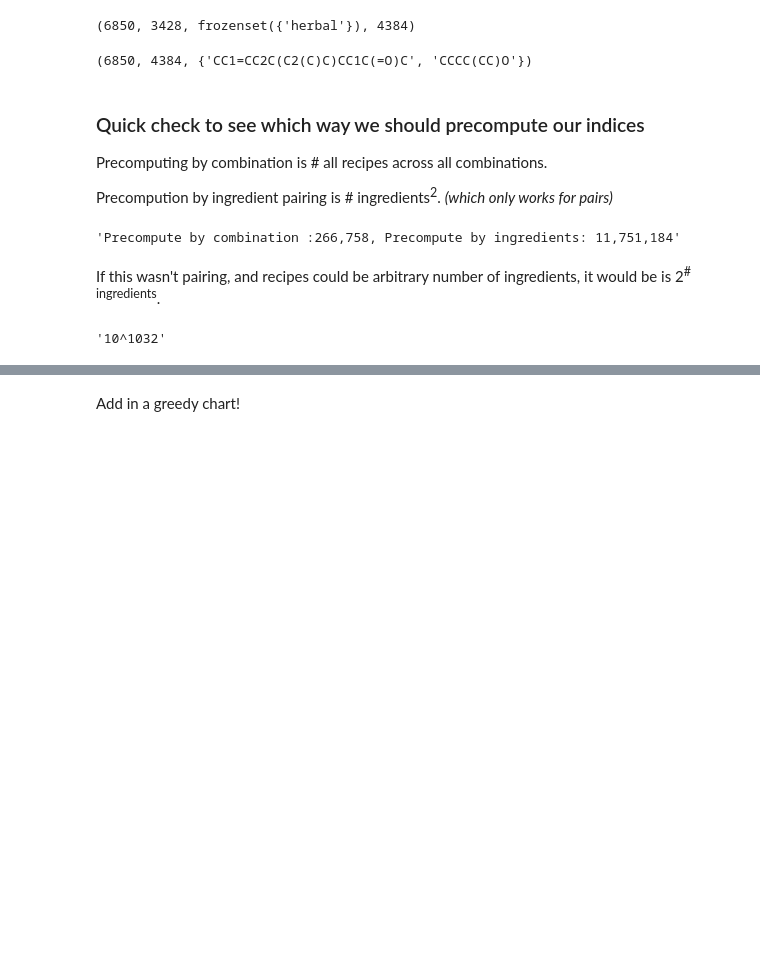
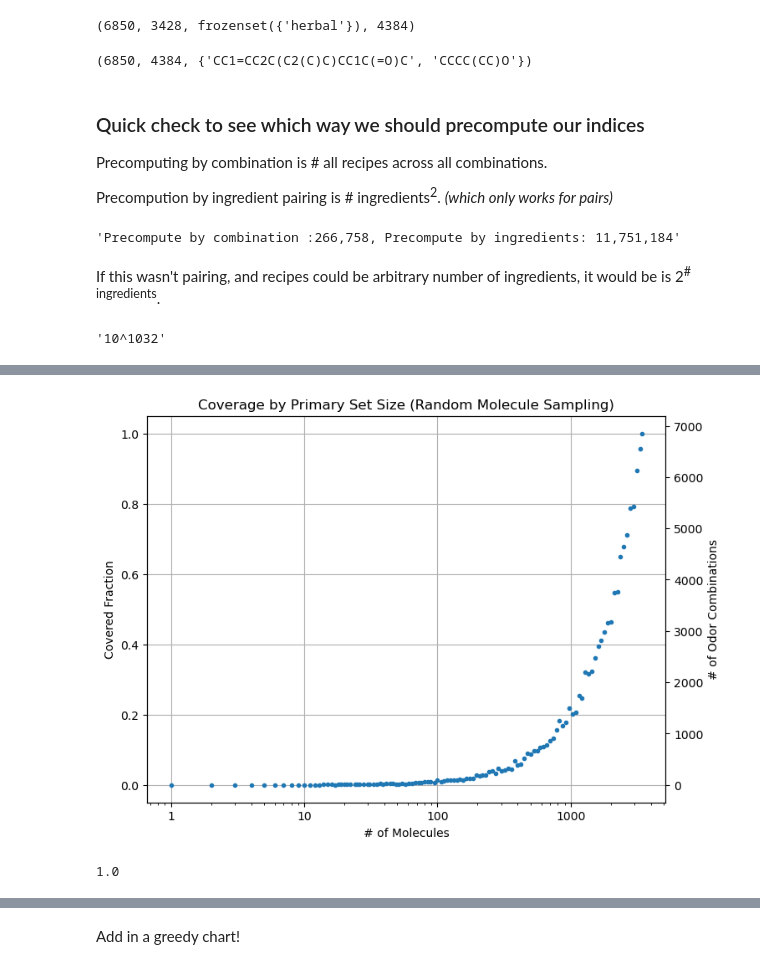
Before and after one commit to laurahsisson/dream, a Jupyter notebook: Notebooks/metamers.ipynb, the cells around one changed output, grey strips where cells are left out. Saved outputs shown, nothing was run; the diff lists cells and outputs as text; code cells hidden in the pictures; blank space fills up the shorter version.

```diff
--- a/Notebooks/metamers.ipynb
+++ b/Notebooks/metamers.ipynb
@@ -54,6 +54,7 @@ len(all_notes_sets), len(all_mols), ex_notes, len(ex_blends)
 (6850, 3428, frozenset({'herbal'}), 4384)
 # %%
 all_recipes = list(all_notes_sets.values())
+total_combination_count = len(all_recipes)
 len(all_recipes), len(all_recipes[0]), all_recipes[0][0]
 # %% [output]
 (6850, 4384, {'CC1=CC2C(C2(C)C)CC1C(=O)C', 'CCCC(CC)O'})
@@ -78,6 +79,8 @@ f"10^{len(str(all_combination_count))}"
 '10^1032'
 # %%
 import collections
+
+idx_to_recipe = dict()
 
 def precompute_ingredient_indices(sample_recipes):
     """Precompute which recipes each ingredient can cover."""
@@ -87,12 +90,14 @@ def precompute_ingredient_indices(sample_recipes):
     # The combination is the underlying set of descriptors.
     for combination_idx, recipes in enumerate(sample_recipes):
       # The recipe is one particular pairing that results in that combination.
-      for recipe_idx, recipe in enumerate(recipes):
+      for recipe in recipes:
         for ingredient in recipe:
-          ingredient_indices[ingredient][combination_idx].add(recipe_idx)
+          ingredient_indices[ingredient][combination_idx].add(current_recipe_idx)
+          idx_to_recipe[current_recipe_idx] = recipe
+          current_recipe_idx += 1
 
-    return ingredient_indices
+    return ingredient_indices, current_recipe_idx
 
-all_ingredient_indices = precompute_ingredient_indices(all_recipes)
-next(iter(all_ingredient_indices.items()))
+all_ingredient_indices, total_recipe_count = precompute_ingredient_indices(all_recipes)
+total_recipe_count, next(iter(all_ingredient_indices.items()))
 # %% [output]
@@ -224,53 +235,54 @@ x_int = np.unique(np.round(x).astype(int))  # Round and convert to integer, then
 x_int = x_int[x_int < len(all_mols)]
 x_int = np.append(x_int,len(all_mols))
 
-random_passes = 3
+random_passes = 1
 
 random_fraction_at_x = []
 pbar = tqdm(total=len(x_int), desc="Random Solution", leave=True,smoothing=1)
 for max_ingredients in x_int:
   coverage = []
   for _ in range(random_passes):
-    random_solution = generate_random_solution(list(all_mols), max_ingredients)
+    random_solution = Solution.random_solution(max_ingredients)
     random_coverage = random_solution.coverage()
     coverage.append(random_coverage)
 
-  fraction = np.mean(coverage) / len(all_recipes)
+  fraction = np.mean(coverage) / total_combination_count
   pbar.set_postfix({'Blend Size':max_ingredients,'Fraction Covered': f'{fraction:.4f}'})
   pbar.update(1)
   random_fraction_at_x.append(fraction)
 
 
 def make_chart(fraction_at_x,title):
   # Plot the data points on the primary axis
   fig, ax1 = plt.subplots(figsize=(8, 6))
   ax1.plot(x_int[:len(fraction_at_x)], fraction_at_x, marker=".", linestyle="")
   ax1.set_xscale('log')  # Set x-axis to log scale
-
-  # Set major y-ticks at 0.1 intervals
-  ax1.yaxis.set_major_locator(MultipleLocator(0.1))
-  ax1.minorticks_on()  # Turn on minor ticks
-  ax1.yaxis.set_minor_locator(MultipleLocator(0.01))  # Minor ticks with 0.01 spacing
 
   # Format the x-axis log scale to show numbers without scientific notation
   ax1.xaxis.set_major_formatter(ScalarFormatter())
   ax1.grid()
 
   # Primary axis labels and title
   ax1.set_title(title)
   ax1.set_xlabel('# of Molecules')
   ax1.set_ylabel('Covered Fraction')
 
   # Add twin y-axis, scaled version without plotting points again
   ax2 = ax1.twinx()
   scale_factor = len(all_notes_sets)
   ax2.set_ylim(ax1.get_ylim()[0] * scale_factor, ax1.get_ylim()[1] * scale_factor)
   ax2.set_ylabel('# of Odor Combinations')
 
   # Show the plot
   plt.show()
 
 make_chart(random_fraction_at_x,"Coverage by Primary Set Size (Random Molecule Sampling)")
+# %% [output]
+[figure, added]
+# %%
+Solution.random_solution(len(all_mols)).coverage()/total_combination_count
+# %% [output]
+1.0
 # %%
 greedy_cache = dict()
 
```
Also changed, not shown: parts of 11 cells of this notebook.
